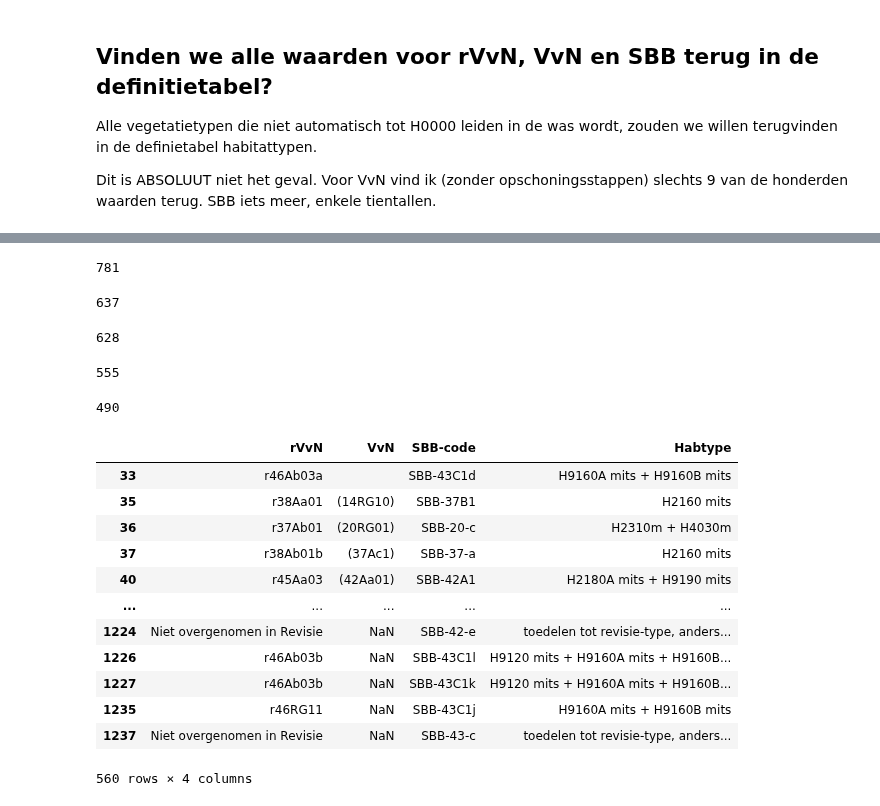
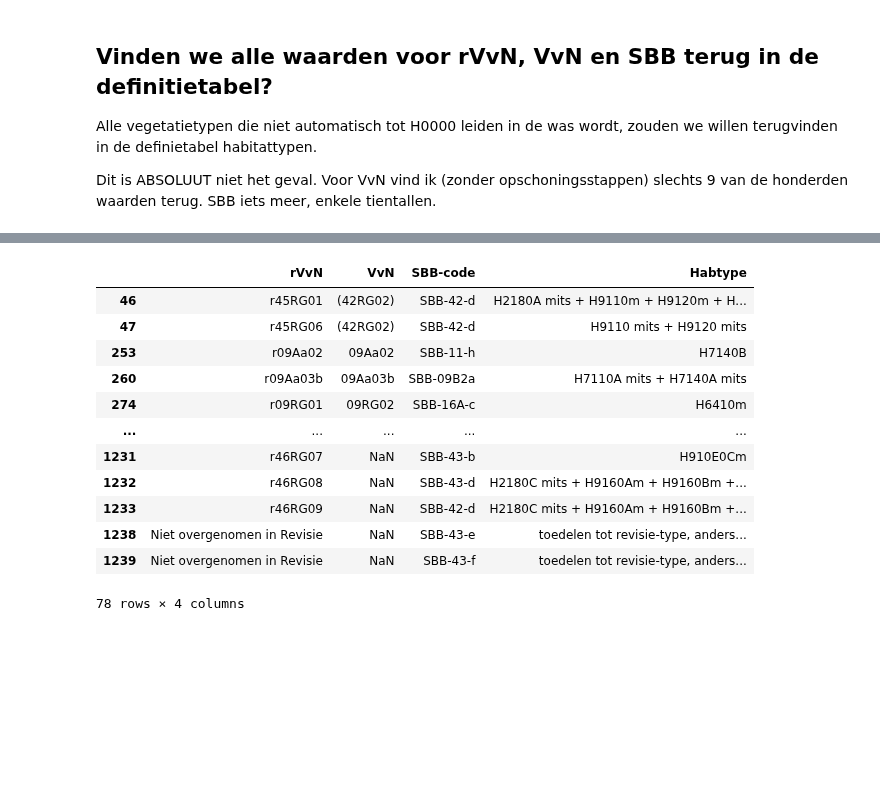
Before and after one commit to Spheer-ai/veg2hab, a Jupyter notebook: notebooks/EDA_waswordt.ipynb, the cells around one changed output, grey strips where cells are left out. Cells and saved outputs as stored; diff of their text form; code cells hidden in the pictures; blank space fills up the shorter version.

Commit message:
Improved coupling between waswordt and definitietabel by cleaning vegcodes on both sides

```diff
--- a/notebooks/EDA_waswordt.ipynb
+++ b/notebooks/EDA_waswordt.ipynb
@@ -144,0 +260,10 @@ dt.head()
+# %%
+dt['Code vegetatietype'] = dt['Code vegetatietype'].apply(lambda x: convert_dg_rg_codes(x))
+# %%
+def transform_vegcode(x):
+    try:
+        return clean_vegcode(x)
+    except:
+        return None
+
+dt['vegcode'] = dt['Code vegetatietype'].apply(lambda x: transform_vegcode(x))
@@ -150,4 +334,4 @@ def add_SBB_prefix(x):
         x = 'SBB-' + x
     return x
 
-ww['SBB-code'] = ww['SBB-code'].apply(lambda x: add_SBB_prefix(x))
+ww2['SBB-code'] = ww2['SBB-code'].apply(lambda x: add_SBB_prefix(x))
@@ -158,20 +348,2 @@ len(set(ww[ww['Habtype']!='H0000']['rVvN']))
 # %%
-len(set(ww[ww['Habtype']!='H0000']['rVvN']).difference(set(dt['Code vegetatietype'])))
+sbb_herkend = set(ww2['SBB-code']).intersection(set(dt['Code vegetatietype']))
-# %% [output]
-781
-# %%
-len(set(ww[ww['Habtype']!='H0000']['VvN']))
-# %% [output]
-637
-# %%
-len(set(ww[ww['Habtype']!='H0000']['VvN']).difference(set(dt['Code vegetatietype'])))
-# %% [output]
-628
-# %%
-len(set(ww[ww['Habtype']!='H0000']['SBB-code']))
-# %% [output]
-555
-# %%
-len(set(ww[ww['Habtype']!='H0000']['SBB-code']).difference(set(dt['Code vegetatietype'])))
-# %% [output]
-490
@@ -180,16 +350,16 @@ sbb_niet_herkend = set(ww[ww['Habtype']!='H0000']['SBB-code']).difference(set(dt
 # %%
-ww[ww['SBB-code'].isin(list(sbb_niet_herkend))]
+ww2[ww2['SBB-code'].isin(list(sbb_herkend))]
 # %% [output]
 |  | rVvN | VvN | SBB-code | Habtype |
-| 33 | r46Ab03a |  | SBB-43C1d | H9160A mits + H9160B mits |
-| 35 | r38Aa01 | (14RG10) | SBB-37B1 | H2160 mits |
-| 36 | r37Ab01 | (20RG01) | SBB-20-c | H2310m + H4030m |
-| 37 | r38Ab01b | (37Ac1) | SBB-37-a | H2160 mits |
-| 40 | r45Aa03 | (42Aa01) | SBB-42A1 | H2180A mits + H9190 mits |
+| 46 | r45RG01 | (42RG02) | SBB-42-d | H2180A mits + H9110m + H9120m + H... |
+| 47 | r45RG06 | (42RG02) | SBB-42-d | H9110 mits + H9120 mits |
+| 253 | r09Aa02 | 09Aa02 | SBB-11-h | H7140B |
+| 260 | r09Aa03b | 09Aa03b | SBB-09B2a | H7110A mits + H7140A mits |
+| 274 | r09RG01 | 09RG02 | SBB-16A-c | H6410m |
 | ... | ... | ... | ... | ... |
-| 1224 | Niet overgenomen in Revisie | NaN | SBB-42-e | toedelen tot revisie-type, anders... |
-| 1226 | r46Ab03b | NaN | SBB-43C1l | H9120 mits + H9160A mits + H9160B... |
-| 1227 | r46Ab03b | NaN | SBB-43C1k | H9120 mits + H9160A mits + H9160B... |
-| 1235 | r46RG11 | NaN | SBB-43C1j | H9160A mits + H9160B mits |
-| 1237 | Niet overgenomen in Revisie | NaN | SBB-43-c | toedelen tot revisie-type, anders... |
+| 1231 | r46RG07 | NaN | SBB-43-b | H910E0Cm |
+| 1232 | r46RG08 | NaN | SBB-43-d | H2180C mits + H9160Am + H9160Bm +... |
+| 1233 | r46RG09 | NaN | SBB-42-d | H2180C mits + H9160Am + H9160Bm +... |
+| 1238 | Niet overgenomen in Revisie | NaN | SBB-43-e | toedelen tot revisie-type, anders... |
+| 1239 | Niet overgenomen in Revisie | NaN | SBB-43-f | toedelen tot revisie-type, anders... |
-560 rows × 4 columns
+78 rows × 4 columns
```
Also changed, not shown: parts of 26 cells of this notebook.
